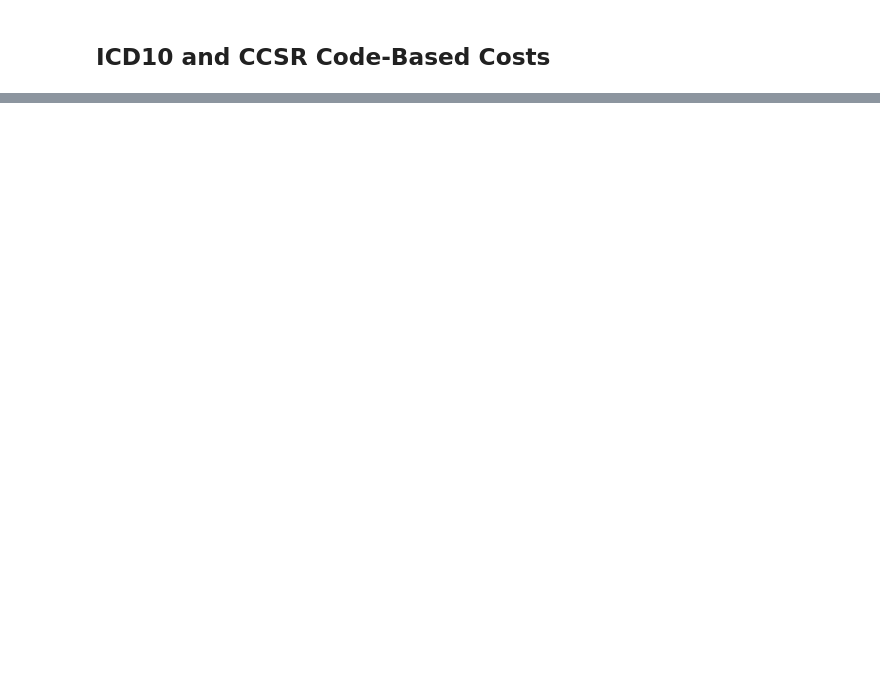
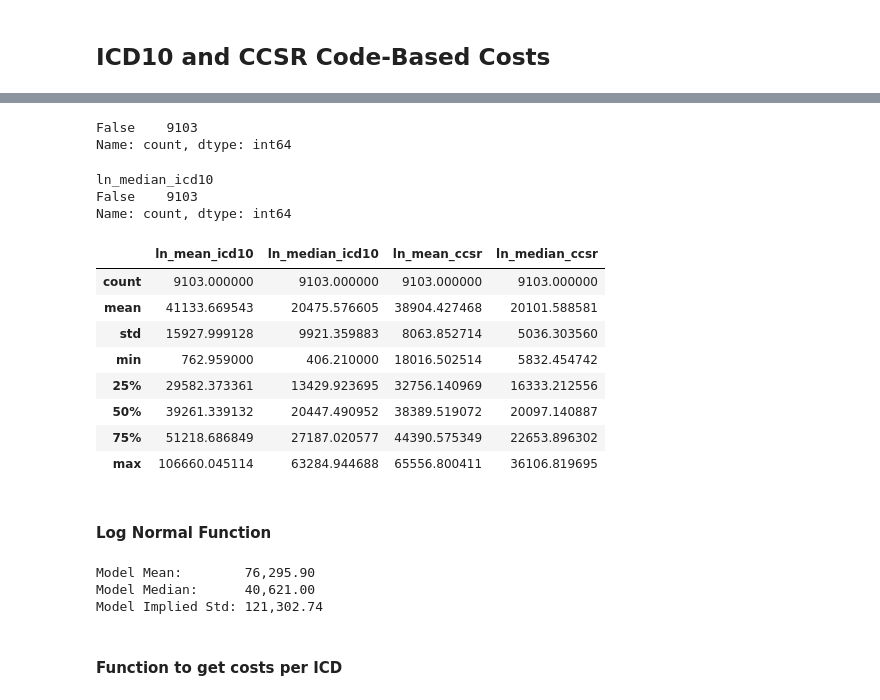
Before and after one commit to vla6/urmc_cat_data, a Jupyter notebook: 02_label_calc.ipynb, the cells around one changed output, grey strips where cells are left out. Saved outputs shown, nothing was run; the diff lists cells and outputs as text; code cells hidden in the pictures; blank space fills up the shorter version.

```diff
--- a/02_label_calc.ipynb
+++ b/02_label_calc.ipynb
@@ -126,0 +120,3 @@ feat_info_ccsr[['ln_mean_ccsr', 'ln_median_ccsr']].describe()
+# %%
+feat_info_ccsr['ccsr_shift_flag'] = pd.Series([1]*len_sel, index=code_sel)
+feat_info_ccsr['ccsr_shift_flag'] = feat_info_ccsr['ccsr_shift_flag'].fillna(0).astype('int')
@@ -156,0 +159,7 @@ feat_info_icd10.sample(2)
+# %%
+len_sel = int(len(feat_info_icd10.index)/20)
+code_sel = rng.choice(feat_info_icd10.index, size=len_sel, replace=False)
+# %%
+feat_info_icd10['icd10_shift_flag'] = pd.Series([1]*len_sel, index=code_sel)
+feat_info_icd10['icd10_shift_flag'] = \
+    feat_info_icd10['icd10_shift_flag'].fillna(0).astype('int')
@@ -173,0 +187,33 @@ icd_cost_param.sample(3)
+# %%
+# Make the mean always over the median
+icd_cost_param['ln_mean_icd10'] = icd_cost_param['ln_mean_icd10'] \
+     .where(icd_cost_param['ln_median_icd10'] < icd_cost_param['ln_mean_icd10'],
+            icd_cost_param['ln_median_icd10']*1.05)
+icd_cost_param['ln_mean_ccsr'] = icd_cost_param['ln_mean_ccsr'] \
+     .where(icd_cost_param['ln_median_ccsr'] < icd_cost_param['ln_mean_ccsr'],
+            icd_cost_param['ln_median_ccsr']*1.05)
+# %%
+(icd_cost_param['ln_median_icd10'] >  icd_cost_param['ln_mean_icd10']).value_counts()
+# %% [output]
+False    9103
+Name: count, dtype: int64
+# %%
+(icd_cost_param['ln_median_icd10'] >  icd_cost_param['ln_median_icd10']).value_counts()
+# %% [output]
+ln_median_icd10
+False    9103
+Name: count, dtype: int64
+# %%
+icd_cost_param.describe()
+# %% [output]
+|  | ln_mean_icd10 | ln_median_icd10 | ln_mean_ccsr | ln_median_ccsr |
+| count | 9103.000000 | 9103.000000 | 9103.000000 | 9103.000000 |
+| mean | 41133.669543 | 20475.576605 | 38904.427468 | 20101.588581 |
+| std | 15927.999128 | 9921.359883 | 8063.852714 | 5036.303560 |
+| min | 762.959000 | 406.210000 | 18016.502514 | 5832.454742 |
+| 25% | 29582.373361 | 13429.923695 | 32756.140969 | 16333.212556 |
+| 50% | 39261.339132 | 20447.490952 | 38389.519072 | 20097.140887 |
+| 75% | 51218.686849 | 27187.020577 | 44390.575349 | 22653.896302 |
+| max | 106660.045114 | 63284.944688 | 65556.800411 | 36106.819695 |
+# %% [markdown]
+#### Log Normal Function
@@ -173,0 +232,10 @@ icd_cost_param.sample(3)
+# %%
+print(f"Model Mean:        {lnd.mean():,.2f}")
+print(f"Model Median:      {lnd.median():,.2f}")
+print(f"Model Implied Std: {lnd.std():,.2f}")
+# %% [output]
+Model Mean:        76,295.90
+Model Median:      40,621.00
+Model Implied Std: 121,302.74
+# %% [markdown]
+#### Function to get costs per ICD
```
Also changed, not shown: parts of 79 cells of this notebook, 2 other files.
